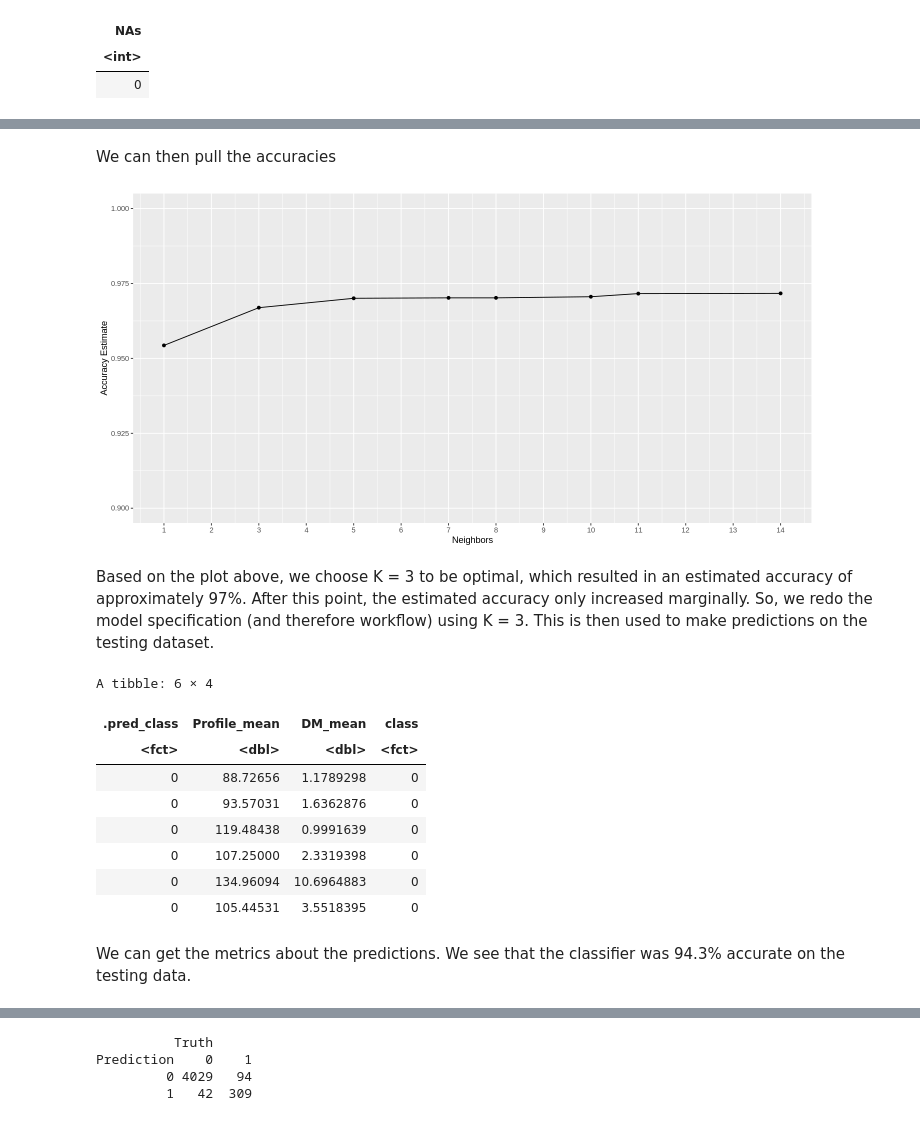
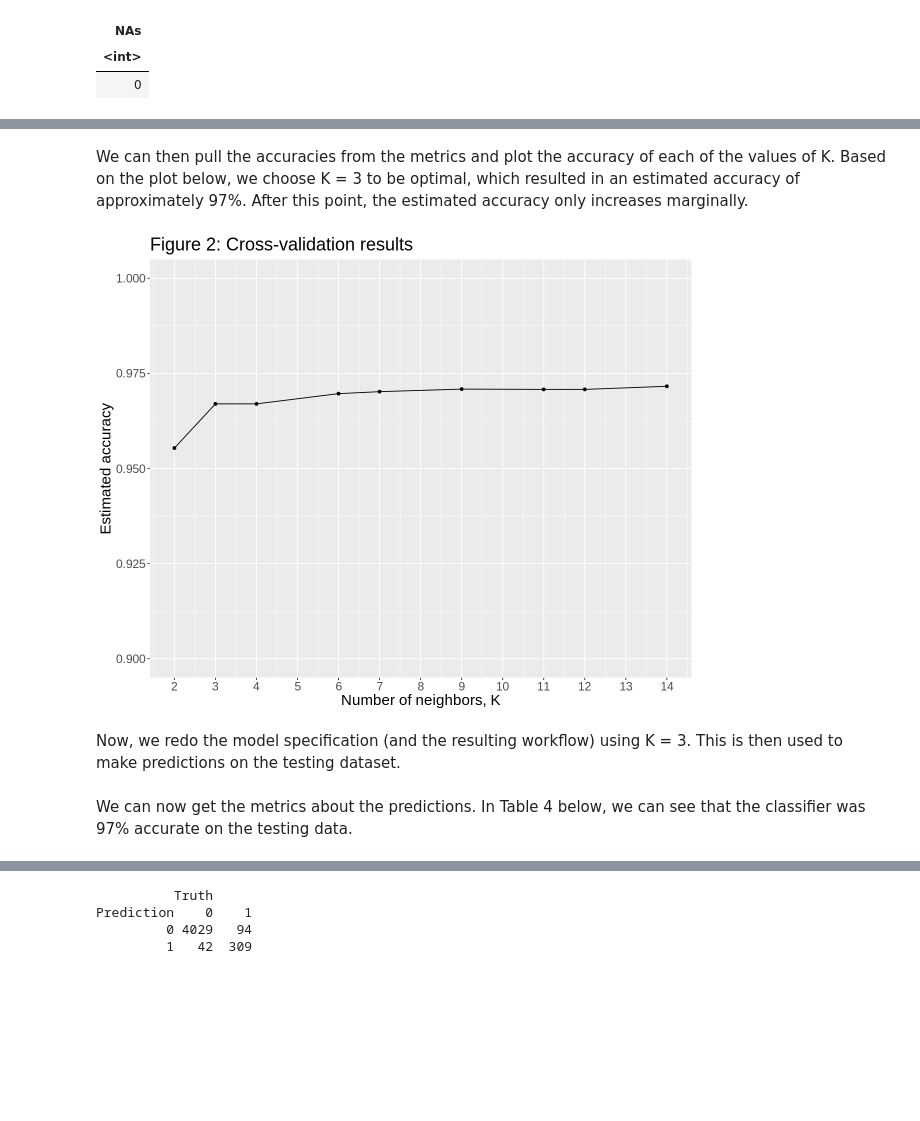
Before and after one commit to jdhushenthen/dsci100_group_project, a Jupyter notebook: group_project_report.ipynb, the cells around one changed output, grey strips where cells are left out. Drawn from its saved outputs; the diff is of its cells as text; code cells hidden in the pictures; blank space fills up the shorter version.

```diff
--- a/group_project_report.ipynb
+++ b/group_project_report.ipynb
@@ -184,5 +157,9 @@ The exploratory analysis is now complete and we move on to the predictive anlays
 # %%
-pulsar_recipe <- recipe(class ~ Profile_mean + DM_mean, data = pulsar_train) %>%
-                 step_scale(all_predictors()) %>%
-                 step_center(all_predictors())
-pulsar_recipe
+baked_training <- recipe(class ~ Profile_mean + DM_mean, data = pulsar_train) %>%
+                  step_scale(all_predictors()) %>%
+                  step_center(all_predictors()) %>%
+                  step_upsample(class, over_ratio = 1, skip = FALSE) %>%
+                  prep() %>%
+                  bake(pulsar_train)
+
+dummy_recipe <- recipe(class ~ Profile_mean + DM_mean, data = baked_training)
@@ -220,8 +175,7 @@ Here, we create a cross-validation dataset from the training data. We perform st
 pulsar_vfold <- vfold_cv(pulsar_train, v = 5, strata = class)
 
 knn_results <- workflow() %>%
-               add_recipe(pulsar_recipe) %>%
+               add_recipe(dummy_recipe) %>%
                add_model(knn_spec) %>%
                tune_grid(resamples = pulsar_vfold, grid = 10) %>%
                collect_metrics()
-knn_results
@@ -248,45 +182,38 @@ A tibble: 16 × 7
-# %% [markdown]
-We can then pull the accuracies
+# %% [markdown]
+We can then pull the accuracies from the metrics and plot the accuracy of each of the values of K. Based on the plot below, we choose K = 3 to be optimal, which resulted in an estimated accuracy of approximately 97%. After this point, the estimated accuracy only increases marginally.
 # %%
+options(repr.plot.width = 10, repr.plot.height = 8)
+
 accuracies <- knn_results %>%
               filter(.metric == "accuracy")
 
 cross_val_plot <- ggplot(accuracies, aes(x = neighbors, y = mean)) +
                   geom_point() +
                   geom_line() +
-                  labs(x = "Neighbors", y = "Accuracy Estimate") +
+                  ggtitle("Figure 2: Cross-validation results") +
+                  labs(x = "Number of neighbors, K", y = "Estimated accuracy") +
+                  theme(text = element_text(size = 18)) +
                   scale_x_continuous(breaks = seq(0, 14, by = 1)) +
                   scale_y_continuous(limits = c(0.90, 1.0))
 cross_val_plot
 # %% [output]
-[figure, old version]
+[figure, new version]
 # %% [markdown]
-Based on the plot above, we choose K = 3 to be optimal, which resulted in an estimated accuracy of approximately 97%. After this point, the estimated accuracy only increased marginally. So, we redo the model specification (and therefore workflow) using K = 3. This is then used to make predictions on the testing dataset.
+Now, we redo the model specification (and the resulting workflow) using K = 3. This is then used to make predictions on the testing dataset.
 # %%
 pulsar_spec <- nearest_neighbor(weight_func = "rectangular", neighbors = 3) %>%
                set_engine("kknn") %>%
                set_mode("classification")
 
 pulsar_fit <- workflow() %>%
-              add_recipe(pulsar_recipe) %>%
+              add_recipe(dummy_recipe) %>%
               add_model(pulsar_spec) %>%
               fit(data = pulsar_train)
 
 pulsar_predictions <- predict(pulsar_fit, pulsar_test) %>%
                       bind_cols(pulsar_test)
-head(pulsar_predictions)
-# %% [output]
-A tibble: 6 × 4
-| .pred_class | Profile_mean | DM_mean | class |
-| <fct> | <dbl> | <dbl> | <fct> |
-| 0 | 88.72656 | 1.1789298 | 0 |
-| 0 | 93.57031 | 1.6362876 | 0 |
-| 0 | 119.48438 | 0.9991639 | 0 |
-| 0 | 107.25000 | 2.3319398 | 0 |
-| 0 | 134.96094 | 10.6964883 | 0 |
-| 0 | 105.44531 | 3.5518395 | 0 |
 # %% [markdown]
-We can get the metrics about the predictions. We see that the classifier was 94.3% accurate on the testing data.
+We can now get the metrics about the predictions. In Table 4 below, we can see that the classifier was 97% accurate on the testing data.
 # %%
 pulsar_metrics <- pulsar_predictions %>%
                   metrics(truth = class, estimate = .pred_class)
```
Also changed, not shown: parts of 35 cells of this notebook.
